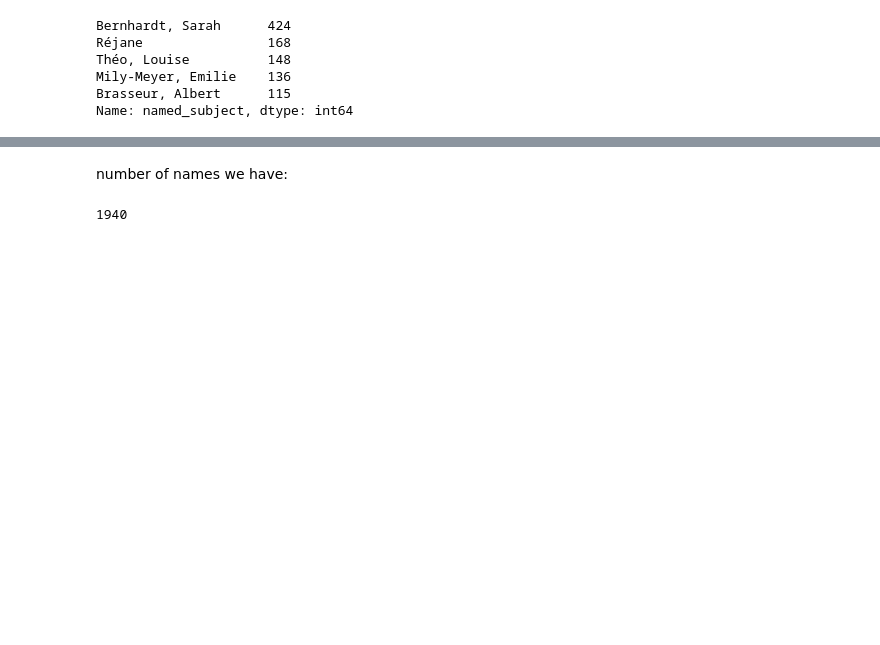
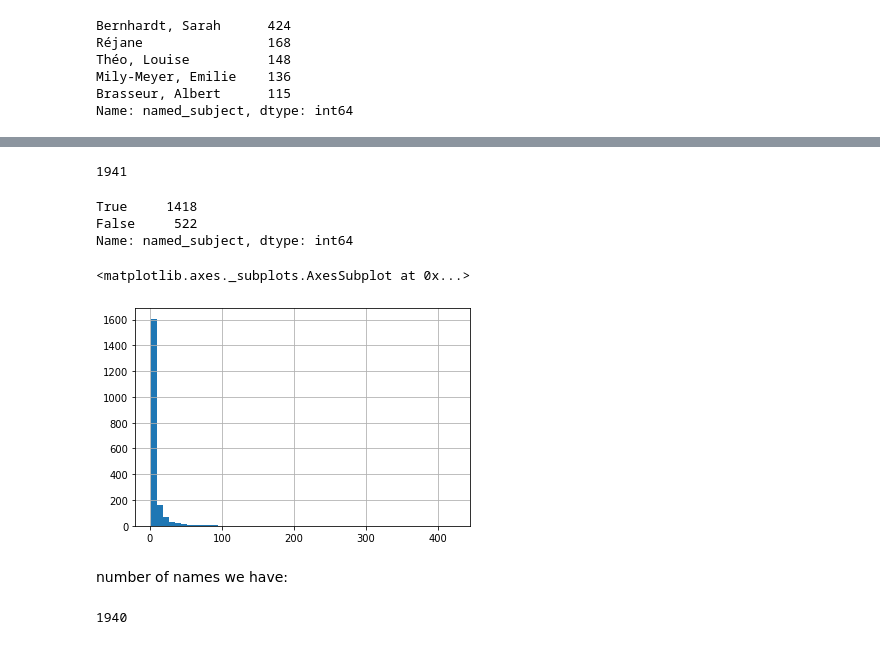
Before and after one commit to liabifano/humans-of-paris-1900, a Jupyter notebook: notebooks/Clearning Data.ipynb, the cells around one changed output, grey strips where cells are left out. Drawn from its saved outputs; the diff is of its cells as text; code cells hidden in the pictures; blank space fills up the shorter version.

```diff
--- a/notebooks/Clearning Data.ipynb
+++ b/notebooks/Clearning Data.ipynb
@@ -224,7 +226,7 @@ name_2 = "Gobin (1982"
 name_3 = 'Labounskaya, Marie -- Portraits'
 # %%
 def find_names(name):
-    return re.findall('([\S]* [\S]*|[\S]*|[\S]*\, [\S]*[ \S*]+) \([\d]{2}', name)
+    return re.findall('([\S]* [\S]* [\S]*|[\S]* [\S]*|[\S]*|[\S]*\, [\S]*[ \S*]+) \([\d]{2}', name)
 
 def find_names_undated(name):
     return re.findall('([\S]*|[\S]*\, [\S]*[ \S*]+) -- Portraits', name)
@@ -281,3 +303,19 @@ Name: named_subject, dtype: int64
+# %%
+subject_frame.named_subject.unique().__len__()
+# %% [output]
+1941
+# %%
+(subject_frame.named_subject.value_counts() > 1).value_counts()
+# %% [output]
+True     1418
+False     522
+Name: named_subject, dtype: int64
+# %%
+explore_names = subject_frame.named_subject.value_counts()
+explore_names.hist(bins=50)
+# %% [output]
+<matplotlib.axes._subplots.AxesSubplot at 0x...>
+[figure, added]
 # %% [markdown]
 number of names we have:
 # %%
```
Also changed, not shown: parts of 34 cells of this notebook.
